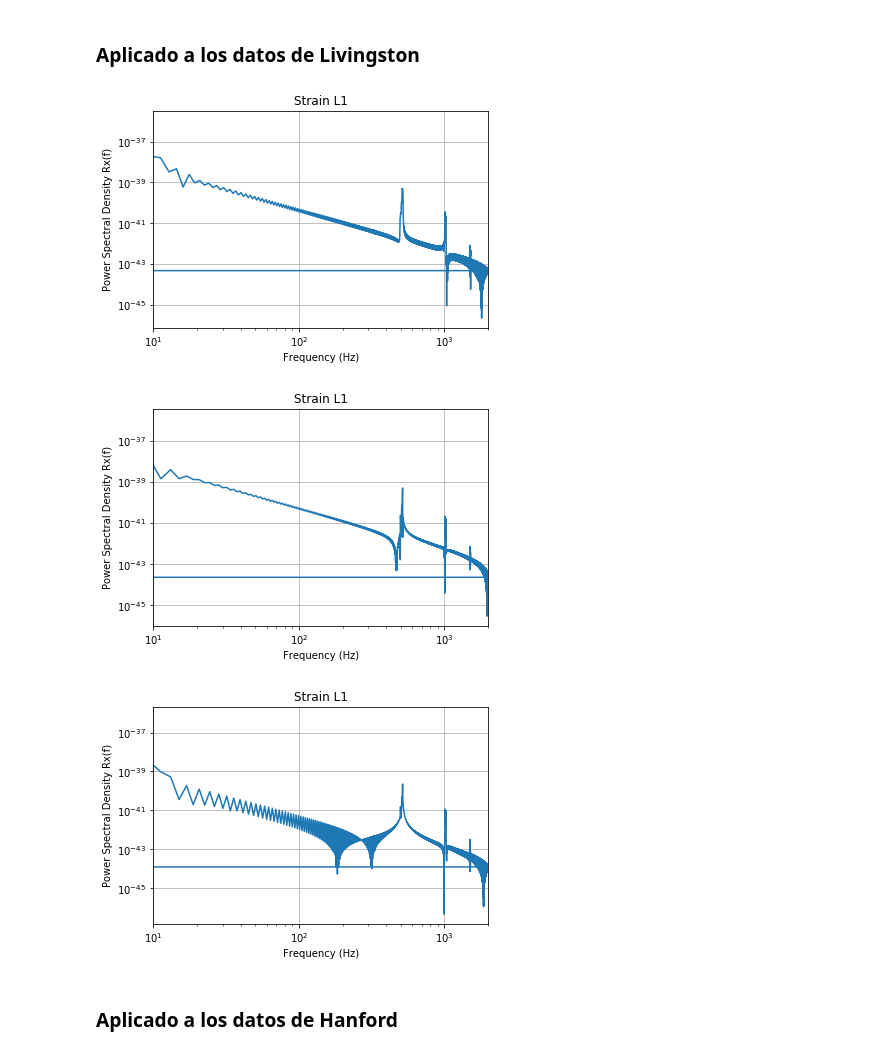
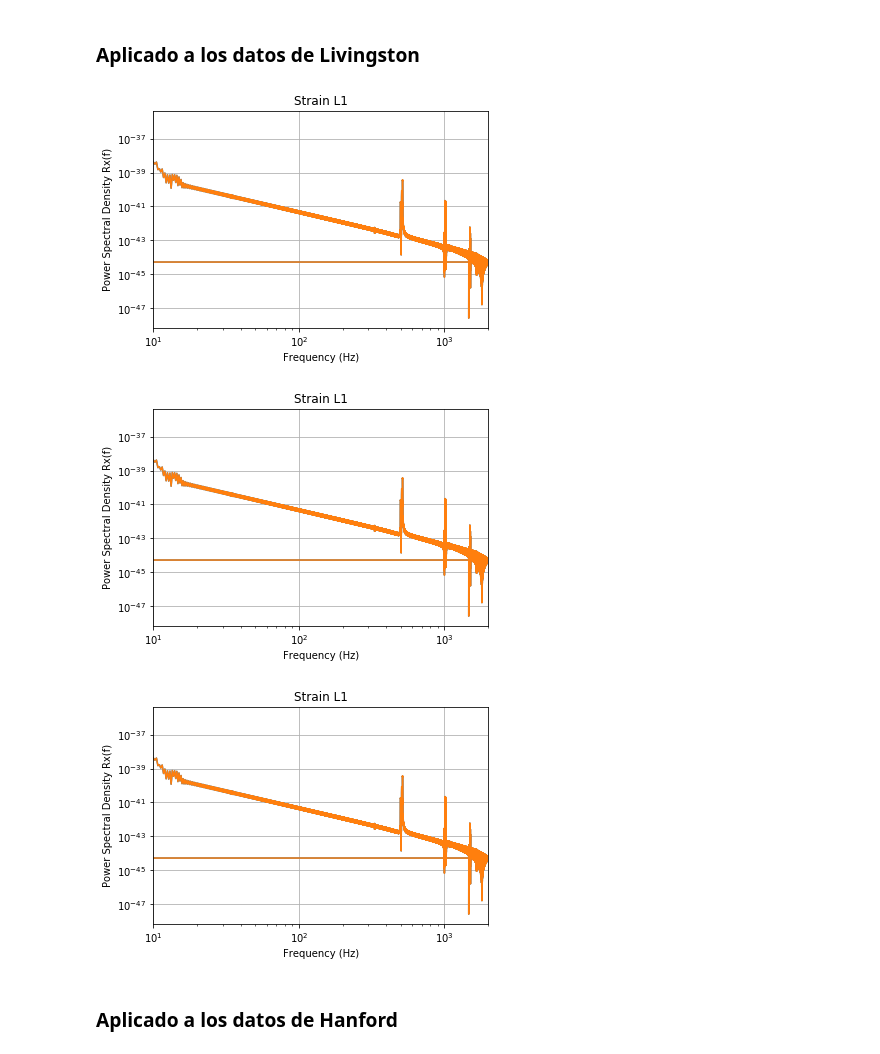
Before and after one commit to LuFernandez/PASA, a Jupyter notebook: TP1. Laboratorio de estimación no-paramétrica/Informe/Informe.ipynb, the cells around one changed output. Cells and saved outputs as stored; diff of their text form; code cells hidden in the pictures.

```diff
--- a/TP1. Laboratorio de estimación no-paramétrica/Informe/Informe.ipynb
+++ b/TP1. Laboratorio de estimación no-paramétrica/Informe/Informe.ipynb
@@ -167,13 +167,13 @@ def blackman_tukey(fs, data, figure_number, M, x_lim, title='', N=4096, frac_N_l
   if L > N//4:
     print('Se recomienda elegir |l|<=N/4! (Box & Jenkins, 1976)')
 
-  r_xw = autocorrelation_estimation(data=data, L=L, N=N) * create_b_tukey_window(N, M, L)  #scsig.windows.hann(2*L+1)
-
+  r_xw = autocorrelation_estimation(data=data, L=L, N=N) * create_b_tukey_window(N, M, L)
 
   z = abs(scfft.fft(x=r_xw, n=len(r_xw)))
 
   freqs = np.fft.fftfreq(n=len(r_xw), d=1/fs)
   if plot:
+    plt.loglog(freqs, z)
     plt.loglog(freqs, z)
     plt.xlim(x_lim)
     plt.grid()
@@ -185,13 +185,13 @@ def blackman_tukey(fs, data, figure_number, M, x_lim, title='', N=4096, frac_N_l
 # %% [markdown]
 ### Aplicado a los datos de Livingston
 # %%
-b_f_l1_tot, b_Pxx_l1_tot = blackman_tukey(fs=fs, data=strain_l1, figure_number=1, x_lim=(10,2000), title='Strain L1', M=20, N=4096*5, frac_N_l=16)
-b_f_l1_first, b_Pxx_l1_first = blackman_tukey(fs=fs, data=strain_l1[:len(strain_l1)//3], figure_number=1, x_lim=(10,2000), title='Strain L1',M=5, N=4096*4, frac_N_l=15)
-b_f_l1_last, b_Pxx_l1_last = blackman_tukey(fs=fs, data=strain_l1[2*len(strain_l1)//3:], figure_number=1, x_lim=(10,2000), title='Strain L1', M=2, N=4096*4, frac_N_l=15)
+b_f_l1_tot, b_Pxx_l1_tot = blackman_tukey(fs=fs, data=strain_l1, figure_number=1, x_lim=(10,2000), title='Strain L1',M=20, N=4096*20, frac_N_l=10)
+b_f_l1_first, b_Pxx_l1_first = blackman_tukey(fs=fs, data=strain_l1, figure_number=1, x_lim=(10,2000), title='Strain L1',M=20, N=4096*20, frac_N_l=10)
+b_f_l1_last, b_Pxx_l1_last = blackman_tukey(fs=fs, data=strain_l1, figure_number=1, x_lim=(10,2000), title='Strain L1', M=20, N=4096*20, frac_N_l=10)
 # %% [output]
-[figure, old version]
+[figure, new version]
-[figure, old version]
+[figure, new version]
-[figure, old version]
+[figure, new version]
 # %% [markdown]
 ### Aplicado a los datos de Hanford
 # %%
```
Also changed, not shown: parts of 16 cells of this notebook.
